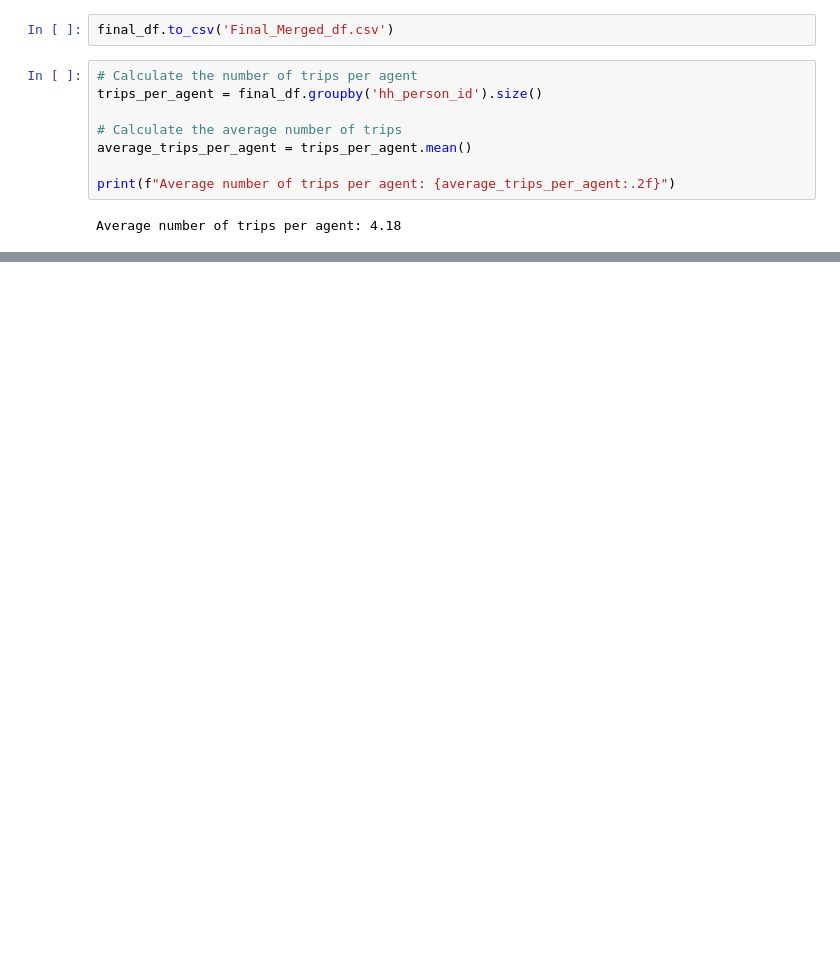
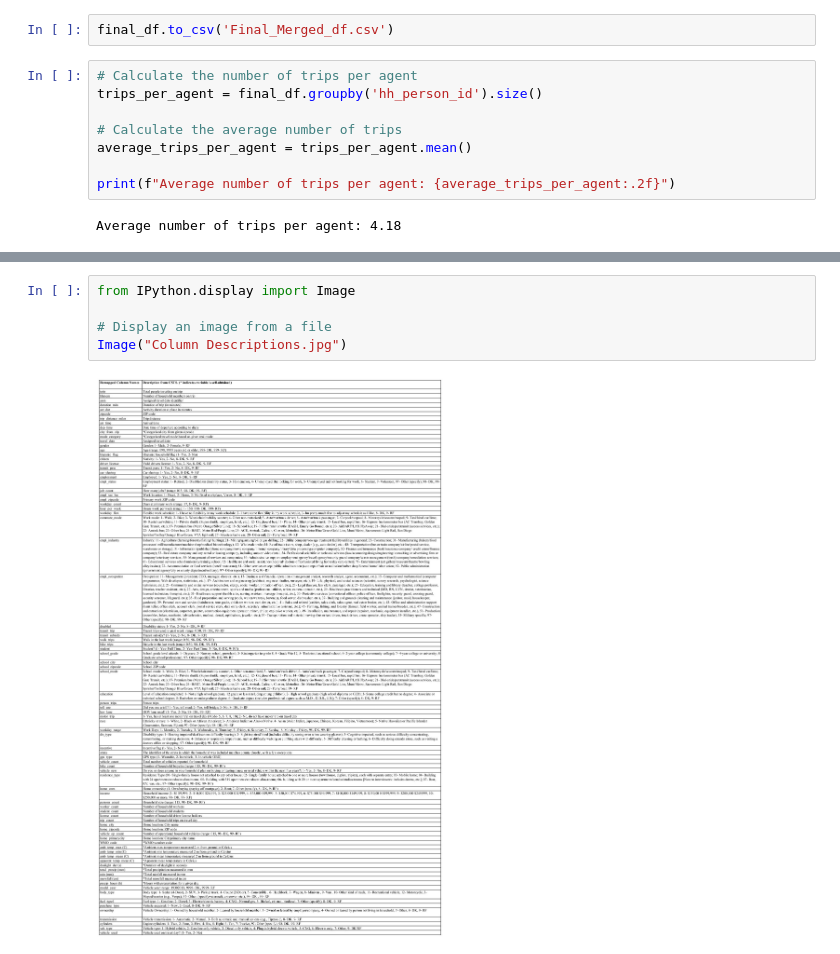
Before and after one commit to nico988766/CME-538-Mickey-Mousers, a Jupyter notebook: Data Wrangling/2024-11-28 Merge_Full_Data.ipynb, the cells around one changed output, grey strips where cells are left out. Drawn from its saved outputs; the diff is of its cells as text; blank space fills up the shorter version.

```diff
--- a/Data Wrangling/2024-11-28 Merge_Full_Data.ipynb
+++ b/Data Wrangling/2024-11-28 Merge_Full_Data.ipynb
@@ -228,0 +299,7 @@ display(missing_summary_df)
+# %%
+from IPython.display import Image
+
+# Display an image from a file
+Image("Column Descriptions.jpg")
+# %% [output]
+[figure, added]
```
Also changed, not shown: parts of 13 cells of this notebook.
